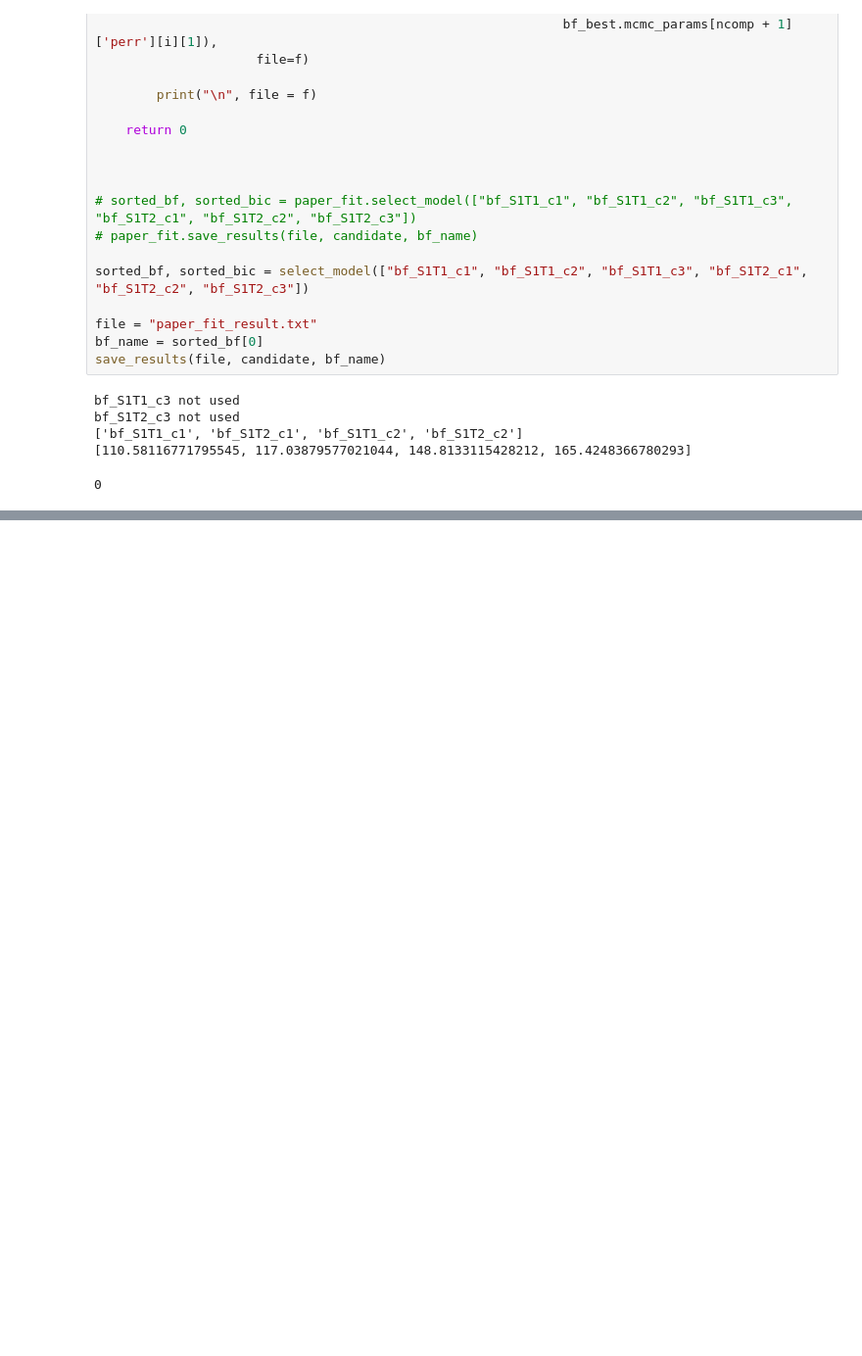
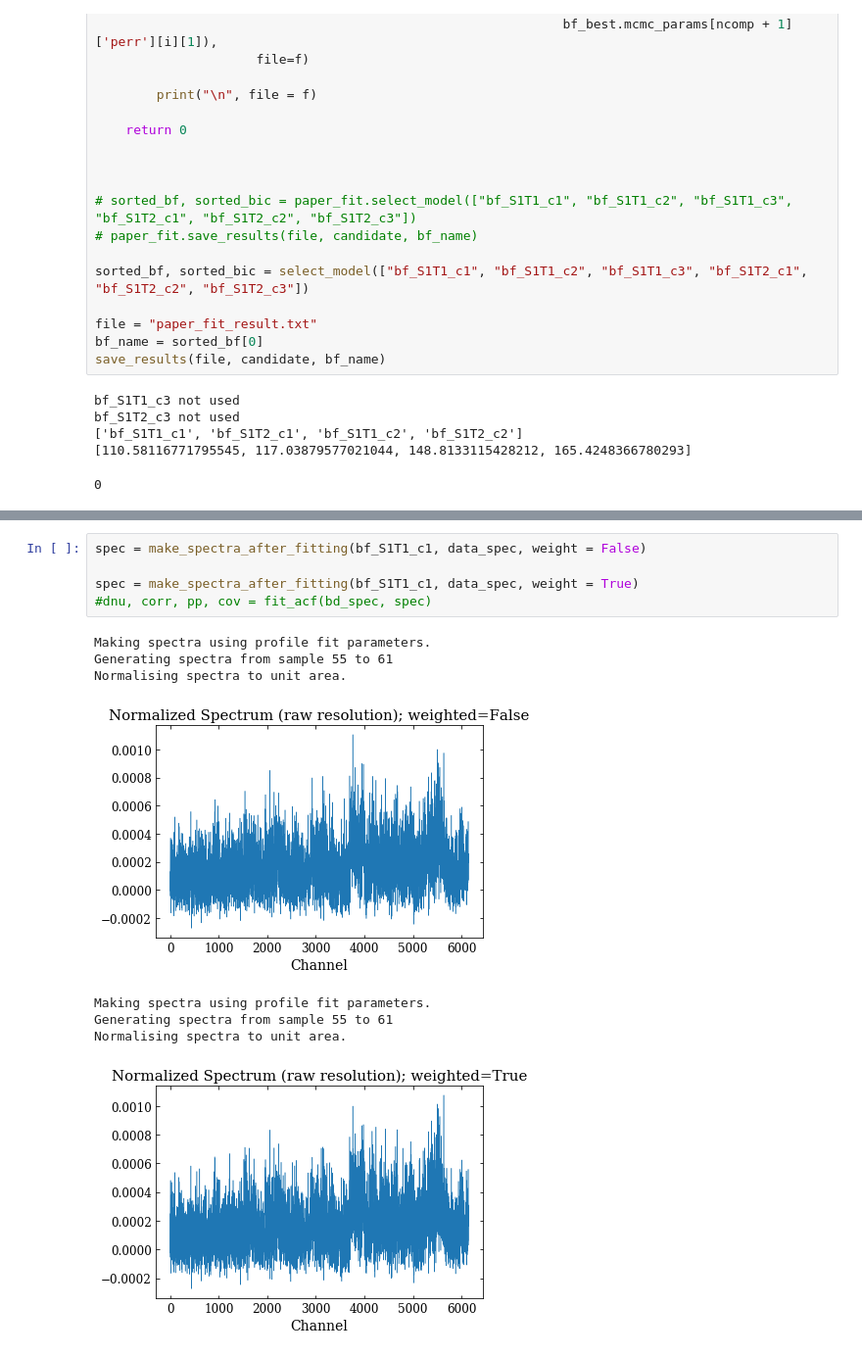
Before and after one commit to dsa110/burstfit, a Jupyter notebook: examples/BurstFit_paper_220319aaeb.ipynb, the cells around one changed output, grey strips where cells are left out. Shown at 98% size. Drawn from its saved outputs; the diff is of its cells as text; blank space fills up the shorter version.

```diff
--- a/examples/BurstFit_paper_220319aaeb.ipynb
+++ b/examples/BurstFit_paper_220319aaeb.ipynb
@@ -510,0 +711,14 @@ bd_heimdall.tstart
+# %%
+spec = make_spectra_after_fitting(bf_S1T1_c1, data_spec, weight = False)
+
+spec = make_spectra_after_fitting(bf_S1T1_c1, data_spec, weight = True)
+#dnu, corr, pp, cov = fit_acf(bd_spec, spec)
+# %% [output]
+Making spectra using profile fit parameters.
+Generating spectra from sample 55 to 61
+Normalising spectra to unit area.
+[figure, added]
+Making spectra using profile fit parameters.
+Generating spectra from sample 55 to 61
+Normalising spectra to unit area.
+[figure, added]
```
Also changed, not shown: parts of 22 cells of this notebook, 4 other files.
